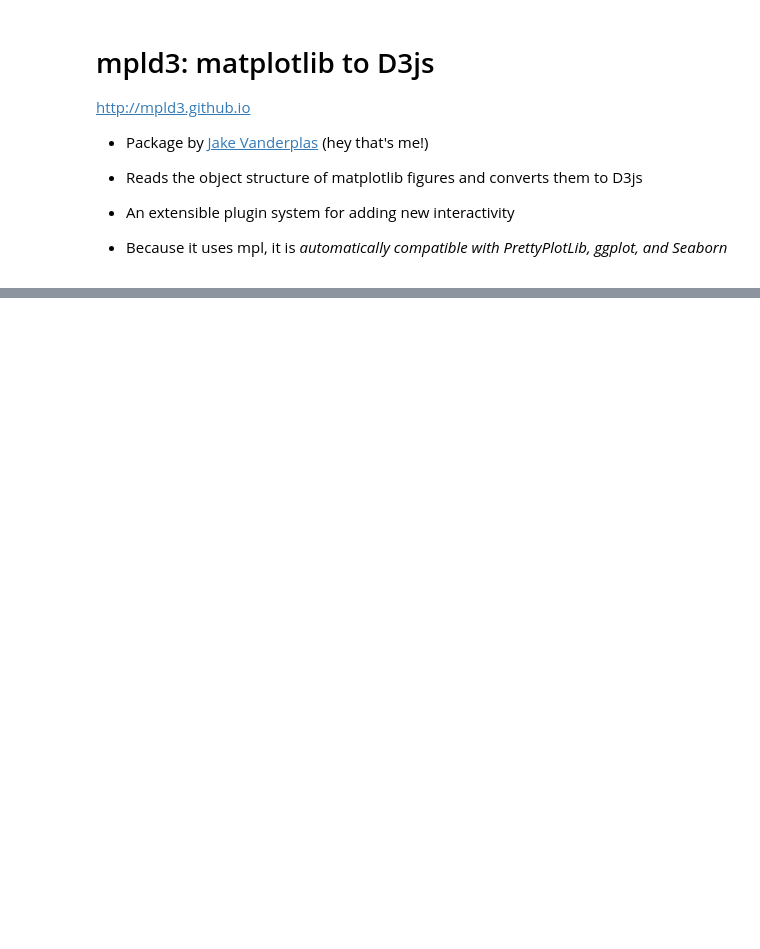
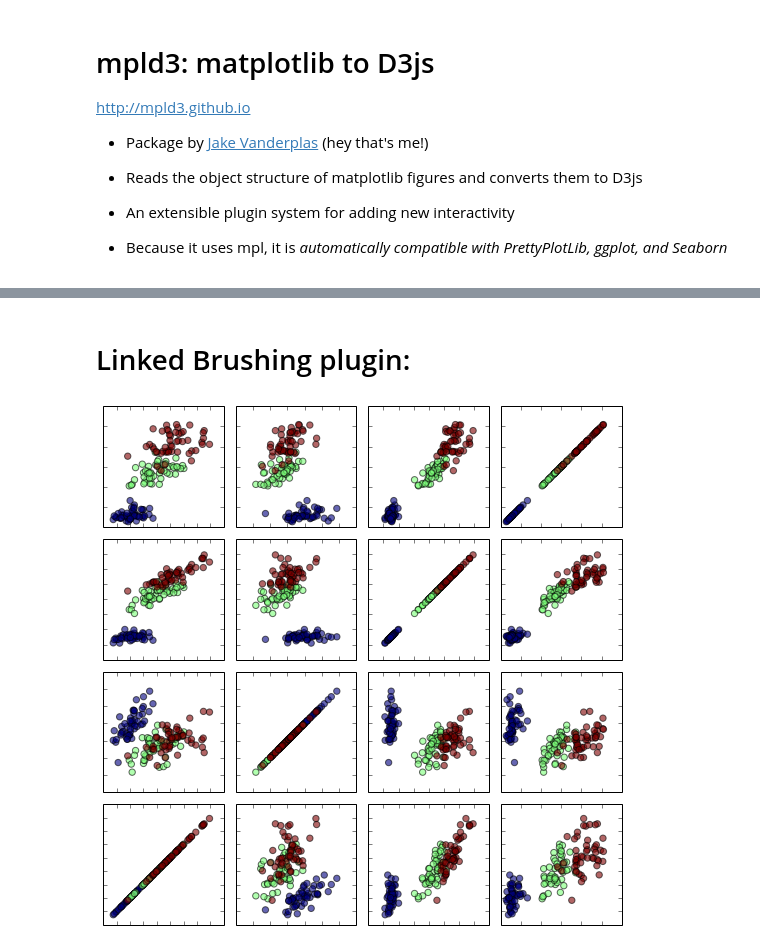
Before and after one commit to jakevdp/OpenVisConf2014, a Jupyter notebook: mpld3.ipynb, the cells around one changed output, grey strips where cells are left out. Cells and saved outputs as stored; diff of their text form; code cells hidden in the pictures; blank space fills up the shorter version.

```diff
--- a/mpld3.ipynb
+++ b/mpld3.ipynb
@@ -15,0 +102,27 @@ http://mpld3.github.io
+# %% [markdown]
+# Linked Brushing plugin:
+# %%
+from sklearn.datasets import load_iris
+iris = load_iris()
+
+# dither the data for clearer plotting
+iris.data += 0.1 * np.random.random(iris.data.shape)
+
+fig, ax = plt.subplots(4, 4, sharex="col", sharey="row", figsize=(8, 8))
+fig.subplots_adjust(left=0.05, right=0.95, bottom=0.05, top=0.95,
+                    hspace=0.1, wspace=0.1)
+
+for i in range(4):
+    for j in range(4):
+        points = ax[3 - i, j].scatter(iris.data[:, j], iris.data[:, i],
+                                      c=iris.target, s=40, alpha=0.6)
+
+# remove tick labels
+for axi in ax.flat:
+    for axis in [axi.xaxis, axi.yaxis]:
+        axis.set_major_formatter(plt.NullFormatter())
+
+# Here we connect the linked brush plugin
+plugins.connect(fig, plugins.LinkedBrush(points))
+# %% [output]
+[figure, added]
```
Also changed, not shown: parts of 17 cells of this notebook, 4 other files.
